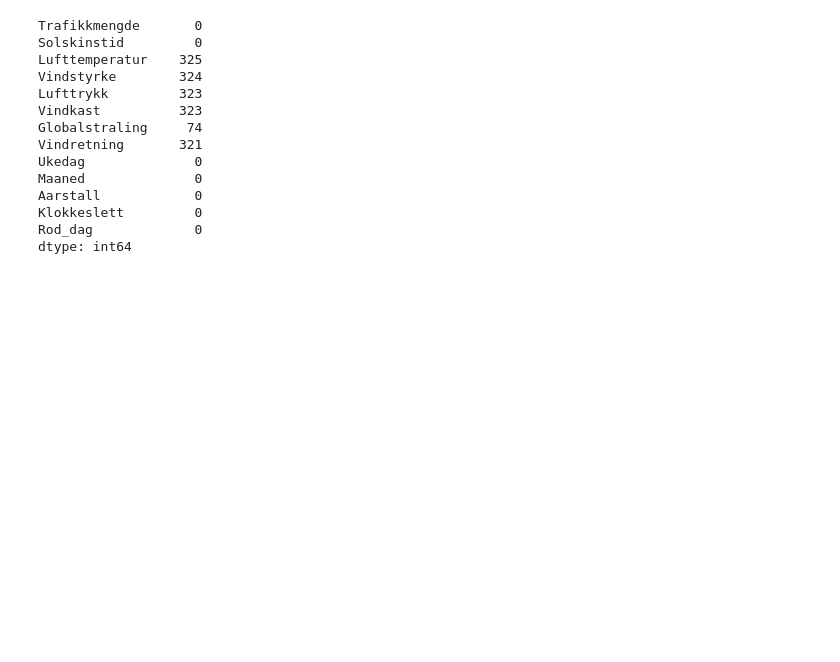
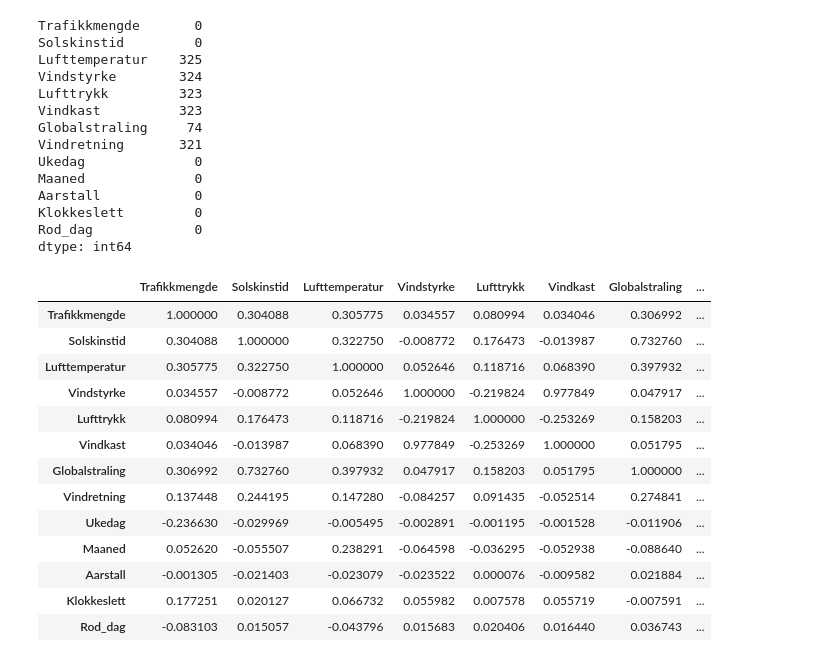
Before and after one commit to auroraingebrigtsen/INF161-project, a Jupyter notebook: processing.ipynb, the cells around one changed output. Drawn from its saved outputs; the diff is of its cells as text; code cells hidden in the pictures; blank space fills up the shorter version.

```diff
--- a/processing.ipynb
+++ b/processing.ipynb
@@ -462,0 +461,17 @@ X_train.fillna(inplace=True, method='ffill')
+# %%
+merged_df.corr()
+# %% [output]
+|  | Trafikkmengde | Solskinstid | Lufttemperatur | Vindstyrke | Lufttrykk | Vindkast | Globalstraling | ... |
+| Trafikkmengde | 1.000000 | 0.304088 | 0.305775 | 0.034557 | 0.080994 | 0.034046 | 0.306992 | ... |
+| Solskinstid | 0.304088 | 1.000000 | 0.322750 | -0.008772 | 0.176473 | -0.013987 | 0.732760 | ... |
+| Lufttemperatur | 0.305775 | 0.322750 | 1.000000 | 0.052646 | 0.118716 | 0.068390 | 0.397932 | ... |
+| Vindstyrke | 0.034557 | -0.008772 | 0.052646 | 1.000000 | -0.219824 | 0.977849 | 0.047917 | ... |
+| Lufttrykk | 0.080994 | 0.176473 | 0.118716 | -0.219824 | 1.000000 | -0.253269 | 0.158203 | ... |
+| Vindkast | 0.034046 | -0.013987 | 0.068390 | 0.977849 | -0.253269 | 1.000000 | 0.051795 | ... |
+| Globalstraling | 0.306992 | 0.732760 | 0.397932 | 0.047917 | 0.158203 | 0.051795 | 1.000000 | ... |
+| Vindretning | 0.137448 | 0.244195 | 0.147280 | -0.084257 | 0.091435 | -0.052514 | 0.274841 | ... |
+| Ukedag | -0.236630 | -0.029969 | -0.005495 | -0.002891 | -0.001195 | -0.001528 | -0.011906 | ... |
+| Maaned | 0.052620 | -0.055507 | 0.238291 | -0.064598 | -0.036295 | -0.052938 | -0.088640 | ... |
+| Aarstall | -0.001305 | -0.021403 | -0.023079 | -0.023522 | 0.000076 | -0.009582 | 0.021884 | ... |
+| Klokkeslett | 0.177251 | 0.020127 | 0.066732 | 0.055982 | 0.007578 | 0.055719 | -0.007591 | ... |
+| Rod_dag | -0.083103 | 0.015057 | -0.043796 | 0.015683 | 0.020406 | 0.016440 | 0.036743 | ... |
```
Also changed, not shown: parts of 1 cell of this notebook, 5 other files.
